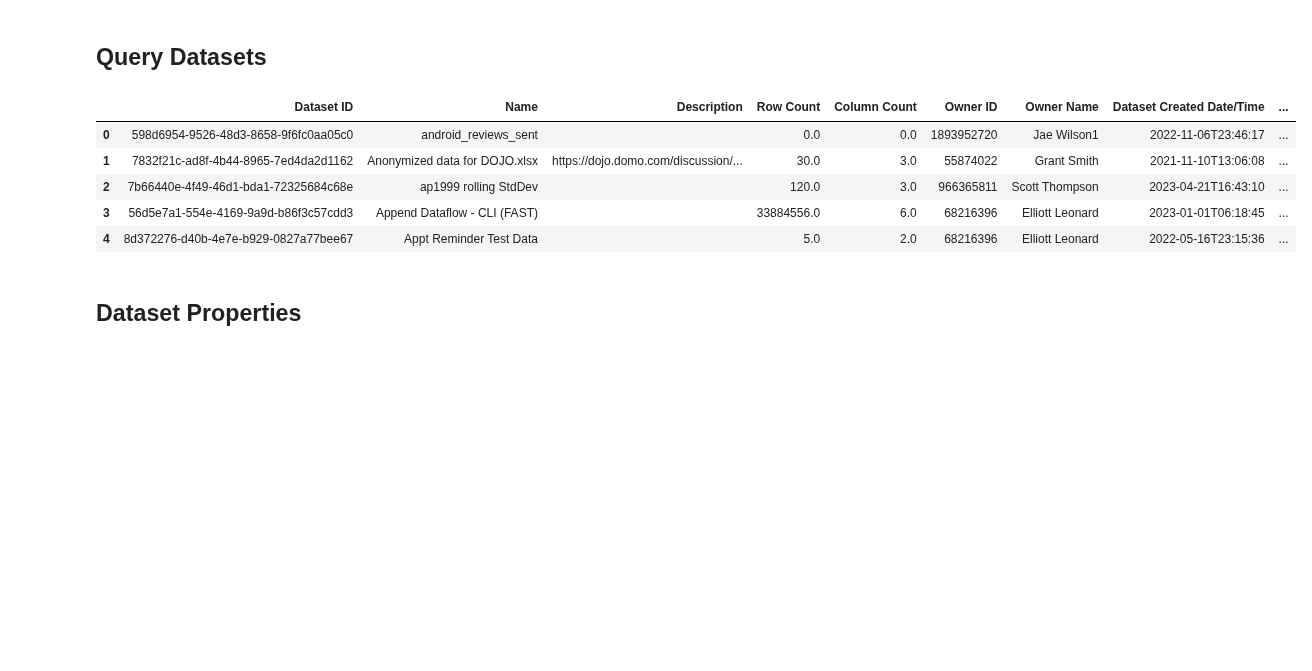
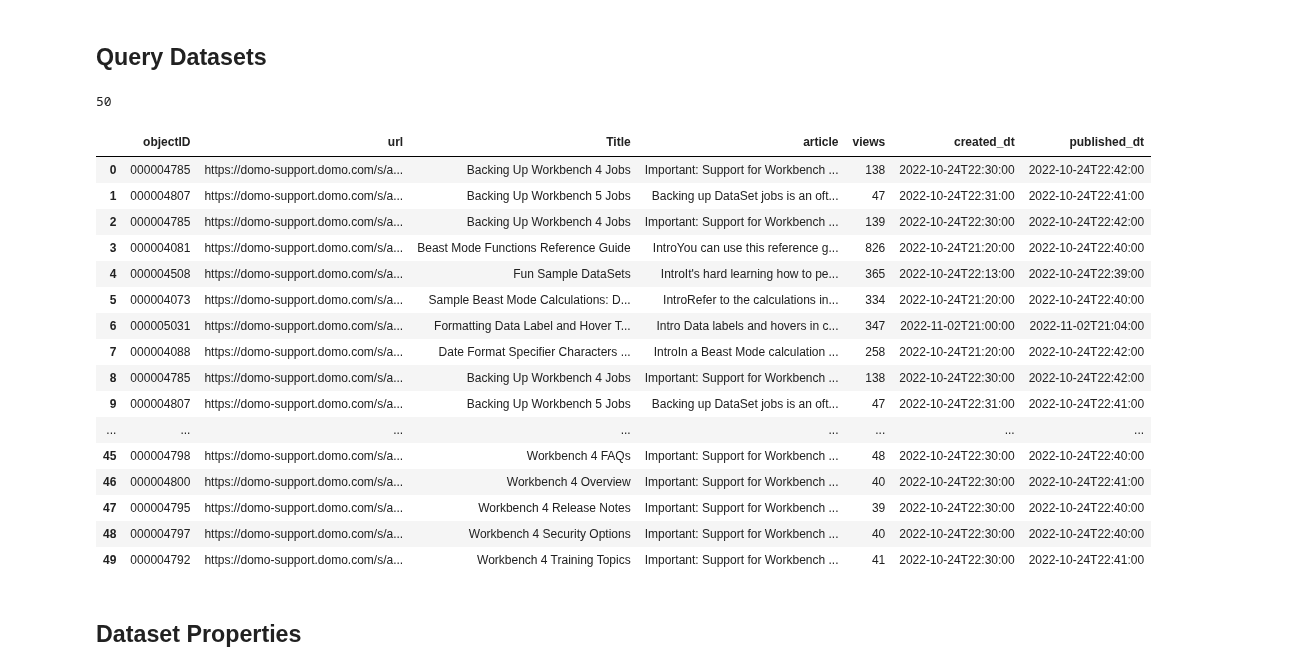
Before and after one commit to jaewilson07/domo_library, a Jupyter notebook: nbs/routes/dataset.ipynb, the cells around one changed output. Saved outputs shown, nothing was run; the diff lists cells and outputs as text; code cells hidden in the pictures; blank space fills up the shorter version.

Commit message:
updated query-dataset

```diff
--- a/nbs/routes/dataset.ipynb
+++ b/nbs/routes/dataset.ipynb
@@ -131,29 +134,44 @@ async def query_dataset_private(
 # %%
 import os
 import pandas as pd
 
 token_auth = dmda.DomoTokenAuth(
     domo_instance="domo-community", domo_access_token=os.environ["DOMO_DOJO_ACCESS_TOKEN"]
 )
 
 sql = f"SELECT * FROM TABLE"
 
 ds_res = await query_dataset_private(
     dataset_id=os.environ["DOJO_DATASET_ID"],
     auth=token_auth,
     sql=sql,
-    skip=42,
-    maximum=5,
+    skip=0,
+    limit = 10,
+    maximum=50,
     loop_until_end=False,
+    debug_api=False
 )
-pd.DataFrame(ds_res.response)
+print(len(ds_res.response))
+pd.DataFrame(ds_res.response, )
 # %% [output]
+50
-|  | Dataset ID | Name | Description | Row Count | Column Count | Owner ID | Owner Name | Dataset Created Date/Time | ... |
-| 0 | 598d6954-9526-48d3-8658-9f6fc0aa05c0 | android_reviews_sent |  | 0.0 | 0.0 | 1893952720 | Jae Wilson1 | 2022-11-06T23:46:17 | ... |
-| 1 | 7832f21c-ad8f-4b44-8965-7ed4da2d1162 | Anonymized data for DOJO.xlsx | https://dojo.domo.com/discussion/... | 30.0 | 3.0 | 55874022 | Grant Smith | 2021-11-10T13:06:08 | ... |
-| 2 | 7b66440e-4f49-46d1-bda1-72325684c68e | ap1999 rolling StdDev |  | 120.0 | 3.0 | 966365811 | Scott Thompson | 2023-04-21T16:43:10 | ... |
-| 3 | 56d5e7a1-554e-4169-9a9d-b86f3c57cdd3 | Append Dataflow - CLI (FAST) |  | 33884556.0 | 6.0 | 68216396 | Elliott Leonard | 2023-01-01T06:18:45 | ... |
-| 4 | 8d372276-d40b-4e7e-b929-0827a77bee67 | Appt Reminder Test Data |  | 5.0 | 2.0 | 68216396 | Elliott Leonard | 2022-05-16T23:15:36 | ... |
+|  | objectID | url | Title | article | views | created_dt | published_dt |
+| 0 | 000004785 | https://domo-support.domo.com/s/a... | Backing Up Workbench 4 Jobs | Important: Support for Workbench ... | 138 | 2022-10-24T22:30:00 | 2022-10-24T22:42:00 |
+| 1 | 000004807 | https://domo-support.domo.com/s/a... | Backing Up Workbench 5 Jobs | Backing up DataSet jobs is an oft... | 47 | 2022-10-24T22:31:00 | 2022-10-24T22:41:00 |
+| 2 | 000004785 | https://domo-support.domo.com/s/a... | Backing Up Workbench 4 Jobs | Important: Support for Workbench ... | 139 | 2022-10-24T22:30:00 | 2022-10-24T22:42:00 |
+| 3 | 000004081 | https://domo-support.domo.com/s/a... | Beast Mode Functions Reference Guide | IntroYou can use this reference g... | 826 | 2022-10-24T21:20:00 | 2022-10-24T22:40:00 |
+| 4 | 000004508 | https://domo-support.domo.com/s/a... | Fun Sample DataSets | IntroIt's hard learning how to pe... | 365 | 2022-10-24T22:13:00 | 2022-10-24T22:39:00 |
+| 5 | 000004073 | https://domo-support.domo.com/s/a... | Sample Beast Mode Calculations: D... | IntroRefer to the calculations in... | 334 | 2022-10-24T21:20:00 | 2022-10-24T22:40:00 |
+| 6 | 000005031 | https://domo-support.domo.com/s/a... | Formatting Data Label and Hover T... | Intro Data labels and hovers in c... | 347 | 2022-11-02T21:00:00 | 2022-11-02T21:04:00 |
+| 7 | 000004088 | https://domo-support.domo.com/s/a... | Date Format Specifier Characters ... | IntroIn a Beast Mode calculation ... | 258 | 2022-10-24T21:20:00 | 2022-10-24T22:42:00 |
+| 8 | 000004785 | https://domo-support.domo.com/s/a... | Backing Up Workbench 4 Jobs | Important: Support for Workbench ... | 138 | 2022-10-24T22:30:00 | 2022-10-24T22:42:00 |
+| 9 | 000004807 | https://domo-support.domo.com/s/a... | Backing Up Workbench 5 Jobs | Backing up DataSet jobs is an oft... | 47 | 2022-10-24T22:31:00 | 2022-10-24T22:41:00 |
+| ... | ... | ... | ... | ... | ... | ... | ... |
+| 45 | 000004798 | https://domo-support.domo.com/s/a... | Workbench 4 FAQs | Important: Support for Workbench ... | 48 | 2022-10-24T22:30:00 | 2022-10-24T22:40:00 |
+| 46 | 000004800 | https://domo-support.domo.com/s/a... | Workbench 4 Overview | Important: Support for Workbench ... | 40 | 2022-10-24T22:30:00 | 2022-10-24T22:41:00 |
+| 47 | 000004795 | https://domo-support.domo.com/s/a... | Workbench 4 Release Notes | Important: Support for Workbench ... | 39 | 2022-10-24T22:30:00 | 2022-10-24T22:40:00 |
+| 48 | 000004797 | https://domo-support.domo.com/s/a... | Workbench 4 Security Options | Important: Support for Workbench ... | 40 | 2022-10-24T22:30:00 | 2022-10-24T22:40:00 |
+| 49 | 000004792 | https://domo-support.domo.com/s/a... | Workbench 4 Training Topics | Important: Support for Workbench ... | 41 | 2022-10-24T22:30:00 | 2022-10-24T22:41:00 |
 # %% [markdown]
 ## Dataset Properties
 # %%
```
Also changed, not shown: parts of 10 cells of this notebook, 3 other files.
